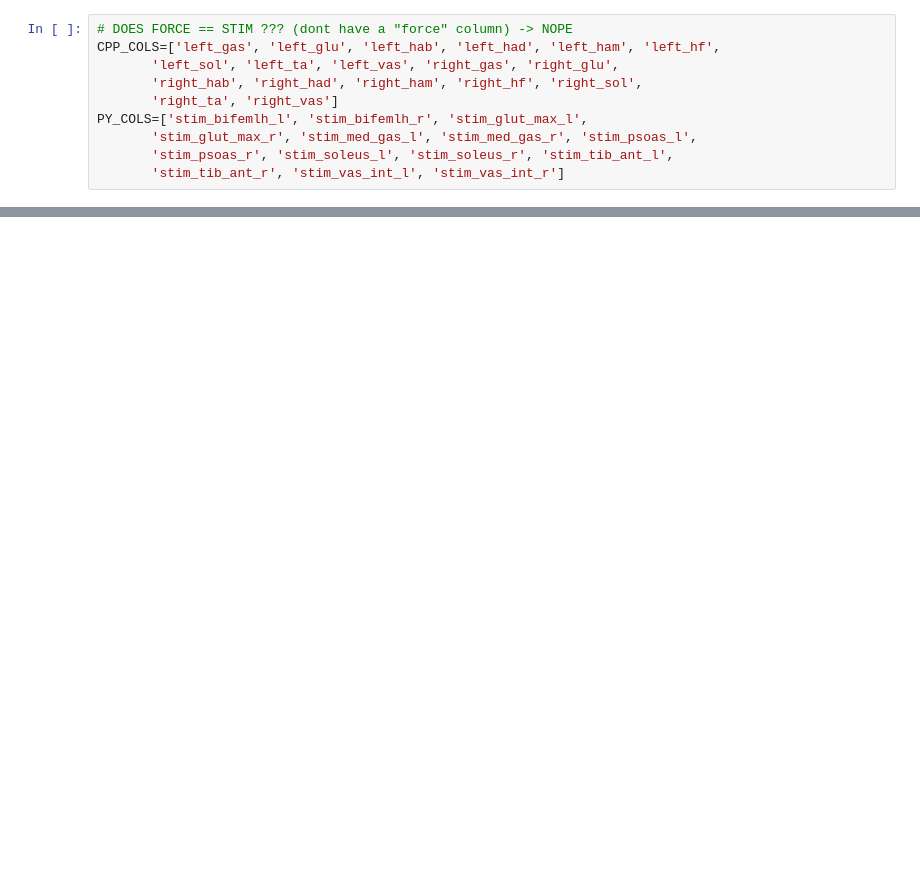
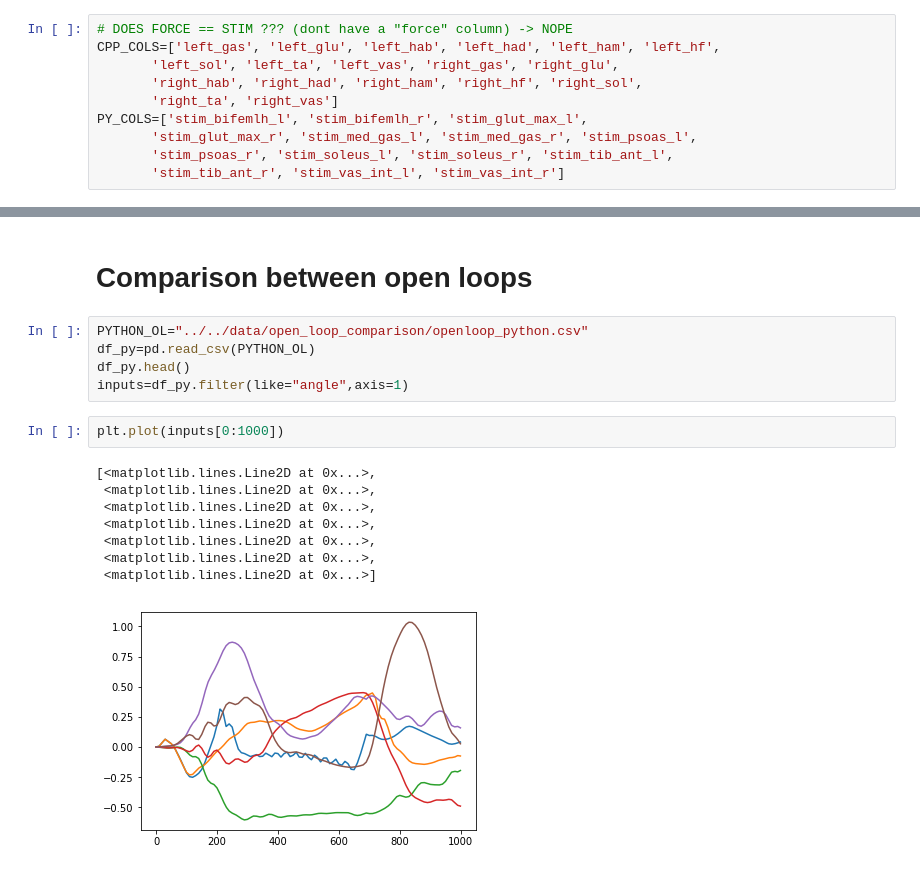
Before and after one commit to Polymere/biorob-semesterproject, a Jupyter notebook: src/data_analysis/ModelComparison.ipynb, the cells around one changed output, grey strips where cells are left out. Cells and saved outputs as stored; diff of their text form; blank space fills up the shorter version.

```diff
--- a/src/data_analysis/ModelComparison.ipynb
+++ b/src/data_analysis/ModelComparison.ipynb
@@ -333,0 +290,18 @@ plt.legend(["Python","CPP"]);
+# %% [markdown]
+# Comparison between open loops
+# %%
+PYTHON_OL="../../data/open_loop_comparison/openloop_python.csv"
+df_py=pd.read_csv(PYTHON_OL)
+df_py.head()
+inputs=df_py.filter(like="angle",axis=1)
+# %%
+plt.plot(inputs[0:1000])
+# %% [output]
+[<matplotlib.lines.Line2D at 0x...>,
+ <matplotlib.lines.Line2D at 0x...>,
+ <matplotlib.lines.Line2D at 0x...>,
+ <matplotlib.lines.Line2D at 0x...>,
+ <matplotlib.lines.Line2D at 0x...>,
+ <matplotlib.lines.Line2D at 0x...>,
+ <matplotlib.lines.Line2D at 0x...>]
+[figure, added]
```
Also changed, not shown: parts of 14 cells of this notebook, 1 other file.
